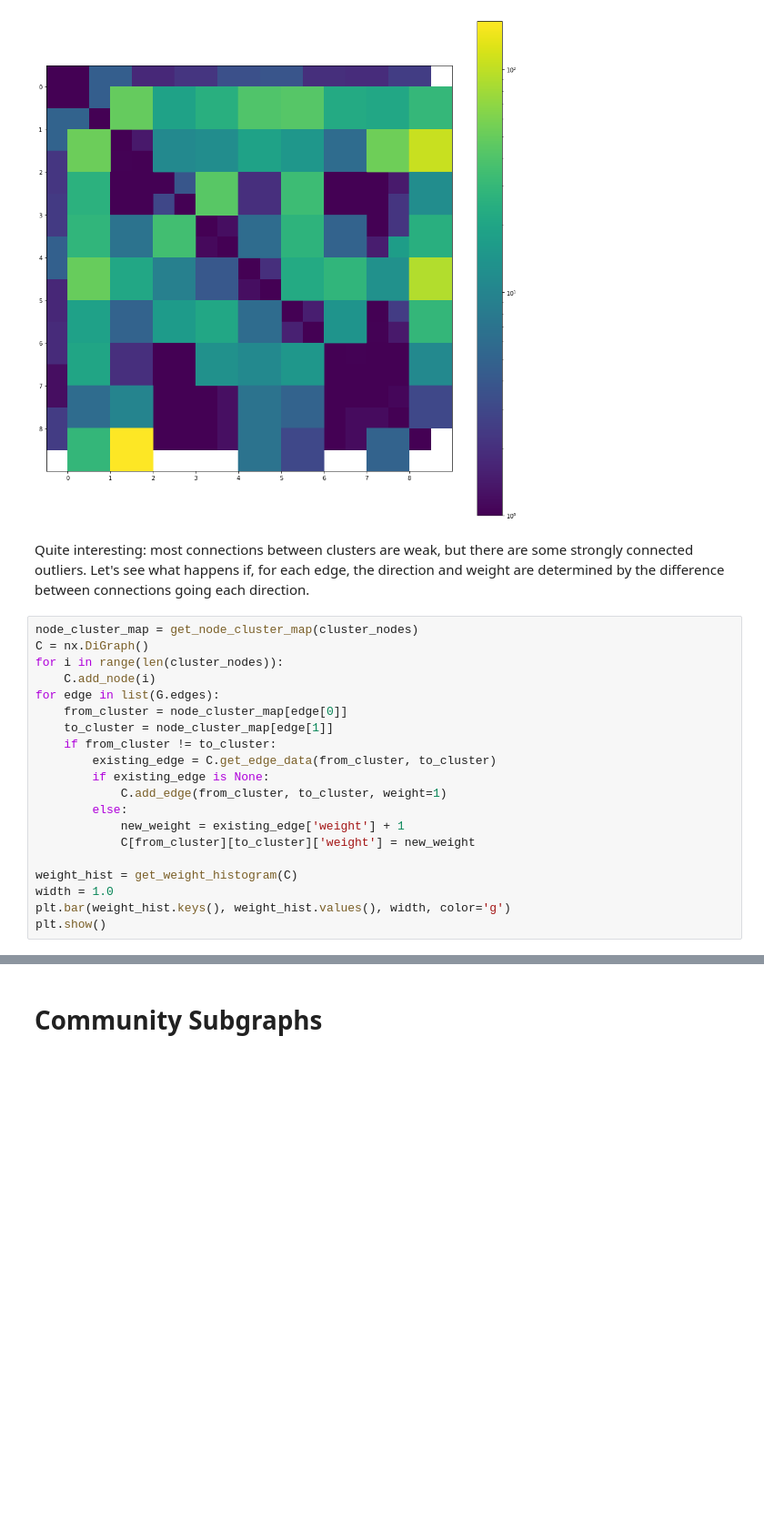
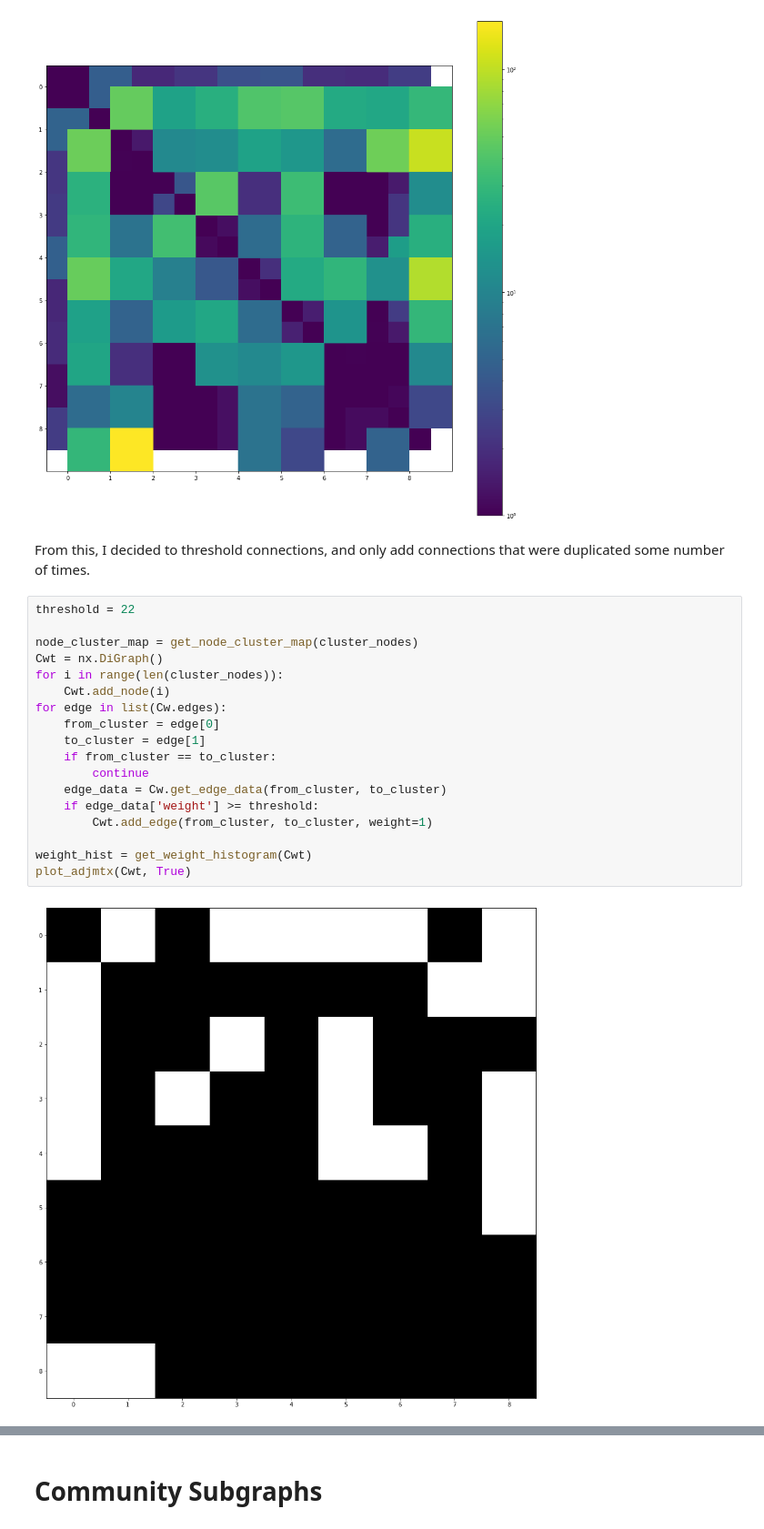
Before and after one commit to 3000farad/neuroloops, a Jupyter notebook: neuroloops.ipynb, the cells around one changed output, grey strips where cells are left out. Shown at 91% size. Cells and saved outputs as stored; diff of their text form; blank space fills up the shorter version.

```diff
--- a/neuroloops.ipynb
+++ b/neuroloops.ipynb
@@ -327,25 +347,25 @@ plt.show()
 plot_adjmtx(Cw)
 # %% [output]
 [figure]
-# %% [markdown]
-Quite interesting: most connections between clusters are weak, but there are some strongly connected outliers.  Let's see what happens if, for each edge, the direction and weight are determined by the difference between connections going each direction.
+# %% [markdown]
+From this, I decided to threshold connections, and only add connections that were duplicated some number of times.
 # %%
+threshold = 22
+
 node_cluster_map = get_node_cluster_map(cluster_nodes)
-C = nx.DiGraph()
+Cwt = nx.DiGraph()
 for i in range(len(cluster_nodes)):
-    C.add_node(i)
-for edge in list(G.edges):
-    from_cluster = node_cluster_map[edge[0]]
-    to_cluster = node_cluster_map[edge[1]]
-    if from_cluster != to_cluster:
-        existing_edge = C.get_edge_data(from_cluster, to_cluster)
-        if existing_edge is None:
-            C.add_edge(from_cluster, to_cluster, weight=1)
-        else:
-            new_weight = existing_edge['weight'] + 1
-            C[from_cluster][to_cluster]['weight'] = new_weight
+    Cwt.add_node(i)
+for edge in list(Cw.edges):
+    from_cluster = edge[0]
+    to_cluster = edge[1]
+    if from_cluster == to_cluster:
+        continue
+    edge_data = Cw.get_edge_data(from_cluster, to_cluster)
+    if edge_data['weight'] >= threshold:
+        Cwt.add_edge(from_cluster, to_cluster, weight=1)
 
-weight_hist = get_weight_histogram(C)
-width = 1.0
-plt.bar(weight_hist.keys(), weight_hist.values(), width, color='g')
-plt.show()
+weight_hist = get_weight_histogram(Cwt)
+plot_adjmtx(Cwt, True)
+# %% [output]
+[figure, added]
```
Also changed, not shown: parts of 9 cells of this notebook, 1 other file.
